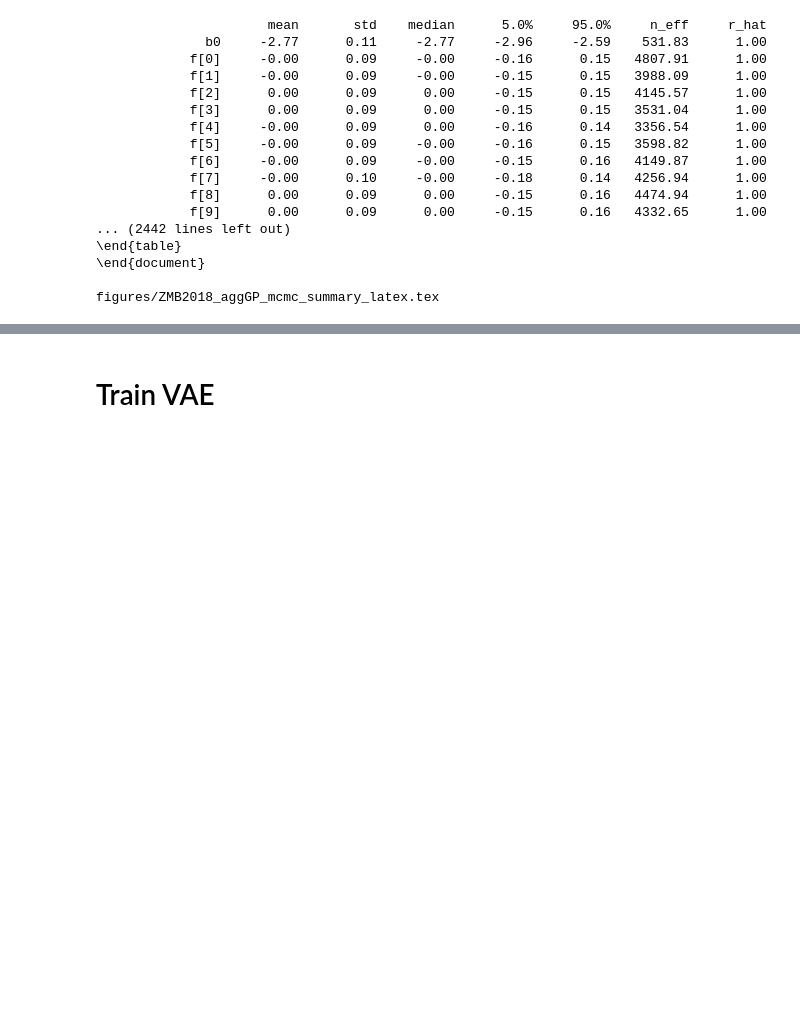
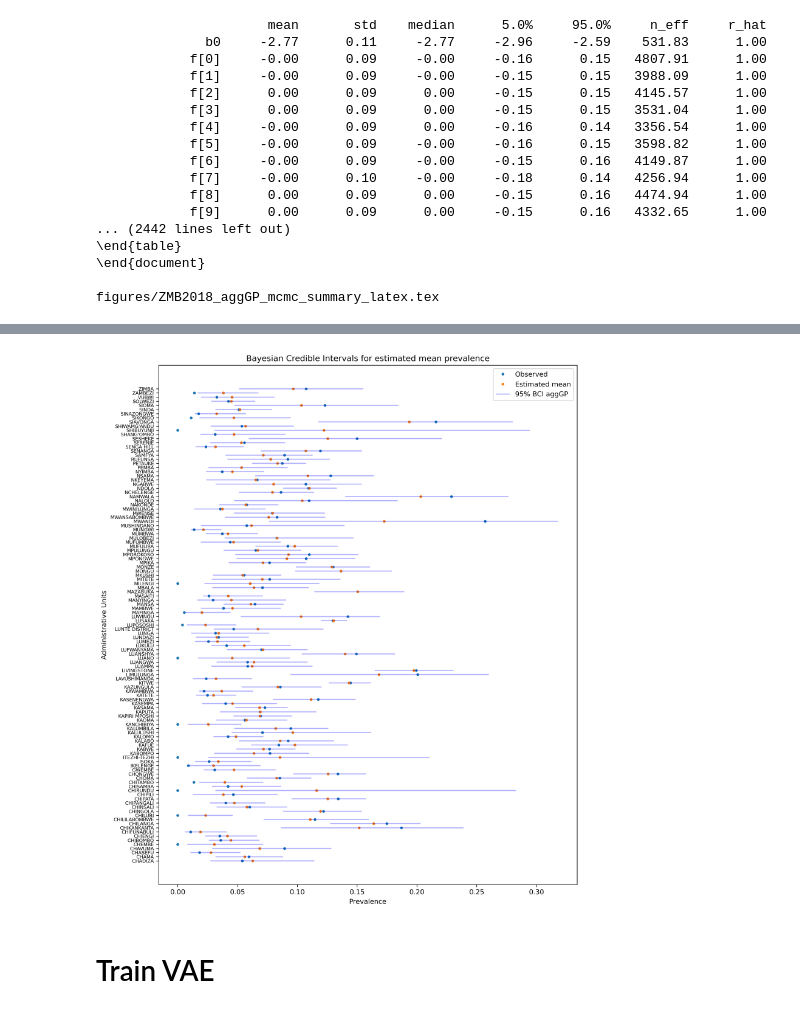
Before and after one commit to selenalinden/aggVAE, a Jupyter notebook: aggVAE_long.ipynb, the cells around one changed output, grey strips where cells are left out. Cells and saved outputs as stored; diff of their text form; code cells hidden in the pictures; blank space fills up the shorter version.

```diff
--- a/aggVAE_long.ipynb
+++ b/aggVAE_long.ipynb
@@ -889,0 +826,35 @@ Text(0.5, 1.0, 'Admin 2')
+# %%
+# BCI intervals
+
+x = np.arange(0, s.shape[0], 1)
+
+# Sort values for plotting by x axis
+idx = jnp.argsort(x)
+x_axis = s['area']
+
+
+# Calculate reasonable figure height based on the number of administrative units
+fig_height = max(len(x_axis) * 0.1, 8)  # Adjust 0.4 as needed to fit the labels comfortably
+
+
+# Plot with flipped axes
+plt.figure(figsize=(10, fig_height))  # Increase the height of the figure
+plt.plot(theta_observed, x_axis, ".", label="Observed")
+plt.plot(theta_estimated_gp, x_axis, ".", label="Estimated mean")
+plt.hlines(x_axis, xmin=bci_gp_025, xmax=bci_gp_975, colors="blue", alpha=0.3, label="95% BCI aggGP")  # Flipped axes           # Flipped axes
+plt.legend()
+plt.xlabel('Prevalence')
+plt.ylabel('Administrative Units')
+plt.title(f'Bayesian Credible Intervals for estimated mean prevalence')
+
+# Adjust y-axis ticks and label spacing
+plt.yticks(np.arange(len(x_axis)), x_axis, fontsize=7)  # Customize fontsize and spacing
+
+# Save plot
+plt.rcParams['figure.dpi'] = 300
+plt.rcParams['savefig.dpi'] = 300
+plt.tight_layout()
+plt.savefig('figures/ZMB2018_aggGP'+model_specs+'/ZMB2018_aggGP'+model_specs+'_BCI_intervals_estimated_prev.pdf')
+plt.show()
+# %% [output]
+[figure, added]
```
Also changed, not shown: parts of 8 cells of this notebook, 8 other files.
